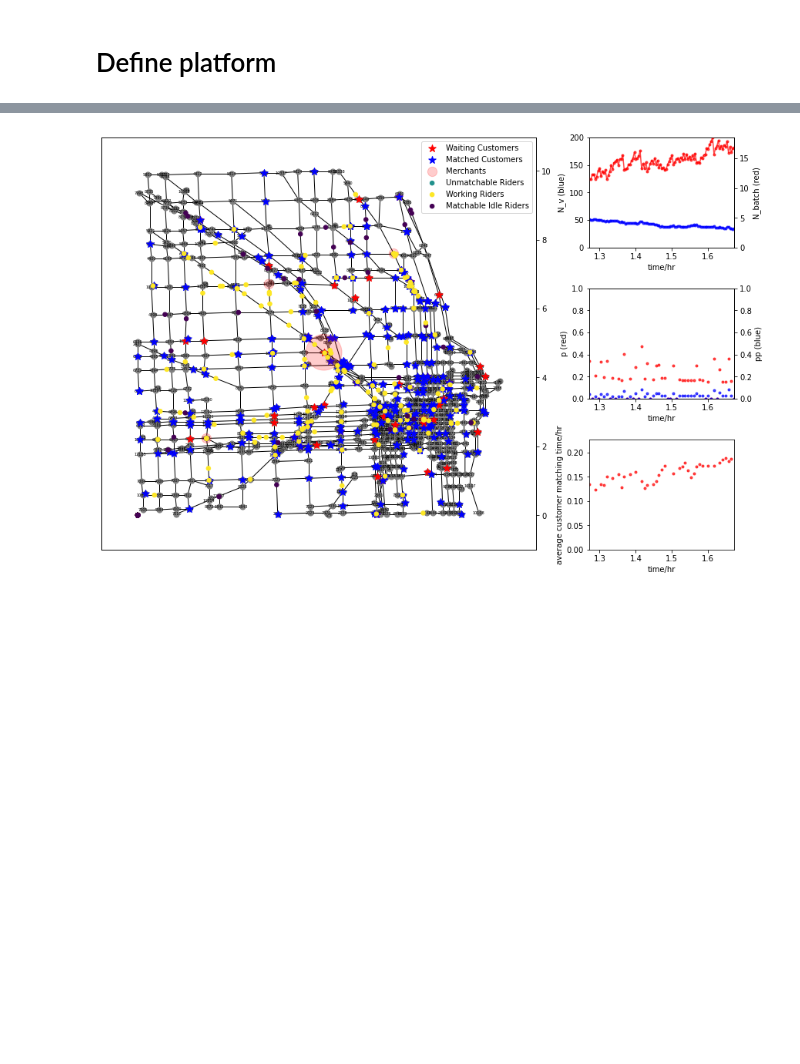
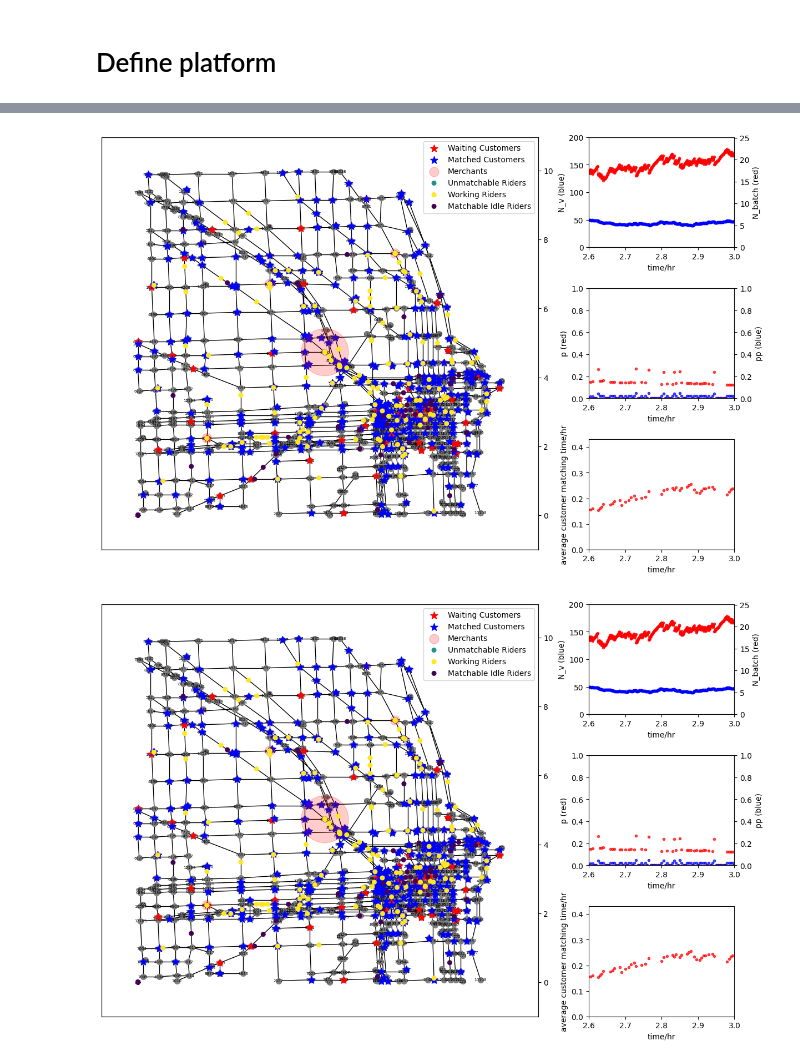
Before and after one commit to khzhang2/FD_Simulator, a Jupyter notebook: Simulator Notebook.ipynb, the cells around one changed output, grey strips where cells are left out. Drawn from its saved outputs; the diff is of its cells as text; code cells hidden in the pictures; blank space fills up the shorter version.

```diff
--- a/Simulator Notebook.ipynb
+++ b/Simulator Notebook.ipynb
@@ -103,13 +103,11 @@ from rider import *
 # %%
 class platform:
     def __init__(self, r, cR, k, t):
-        # state can be "waiting", "matched"
         self.customer_df = pd.DataFrame(
             [],
             columns=[
                 'node_ID',
                 'merchant_node',
-                'state',
                 'waiting_time',
                 'position_x',
                 'position_y'
@@ -121,7 +119,6 @@ class platform:
             columns=[
                 'node_ID',
                 'merchant_node',
-                'state',
                 'waiting_time',
                 'position_x',
                 'position_y'
@@ -144,9 +141,9 @@ class platform:
 
             if np.linalg.norm(node_position - get_node_xy(merchant_node)) < cR:
                 new_customer = pd.DataFrame(
-                    [[node_ID, merchant_node, 'waiting', 0, node_position[0], node_position[1]]],
+                    [[node_ID, merchant_node, 0, node_position[0], node_position[1]]],
                     index=[ind],
-                    columns=['node_ID', 'merchant_node', 'state', 'waiting_time', 'position_x', 'position_y']
+                    columns=['node_ID', 'merchant_node', 'waiting_time', 'position_x', 'position_y']
                 )
                 self.customer_df = pd.concat([self.customer_df, new_customer], axis=0, ignore_index=True)
                 c = c + 1
@@ -162,8 +159,9 @@ class platform:
 
         self.update_cust_df_with_new_cust(num_generated_order)
 
-        self.customer_df.loc[self.customer_df['state']!='delivered', 'waiting_time'] = \
-                self.customer_df.loc[self.customer_df['state']!='delivered', 'waiting_time'] + t_resolution
+        self.customer_df['waiting_time'] = self.customer_df['waiting_time'] + t_resolution
+        self.matched_customer_df['waiting_time'] = self.matched_customer_df['waiting_time'] + t_resolution
+
 
     def update_matched_order(self, matched_batches):
         for i in matched_batches.flatten():
@@ -264,7 +262,7 @@ k = 3
 t = 0.005
 
 Delta = cR
-t_resolution = 0.004
+t_resolution = 0.001
 match_period = t//t_resolution if t%t_resolution==0 else t//t_resolution+1
 
 dec_var = {
@@ -393,7 +356,7 @@ line4, = ax4.plot([], [], 'r.-', alpha=0.7)
 line5, = ax5.plot([], [], 'b.-', alpha=0.7)
 line6, = ax6.plot([], [], 'r.-', alpha=0.7)
 
-while c <= 1100:
+while c <= 3000:
     idle_rider_IDs = []
     for i in range(N):
         if rider_set[i].state=='idle' and rider_set[i].if_matchable:
@@ -433,7 +396,7 @@ while c <= 1100:
     # update delivered customers
     delivered_customers_set = []
     for each_rider in rider_set:
-        delivered_customers_set.extend(each_rider.finished_destination)
+        delivered_customers_set.append(each_rider.newly_finished_destination)
 
     for delivered_customer in delivered_customers_set:
         if delivered_customer in list(virtual_plat.matched_customer_df['node_ID']):
@@ -452,7 +415,7 @@ while c <= 1100:
     pp_set.append(pp)
     avg_W_cq_set.append(avg_W_cq)
 
-    if c>=300 and c%1==0:
+    if c>=1000 and c%10==0:
         # plot customers
         if virtual_plat.customer_df.shape[0]>0:
             cust_pos = np.array(virtual_plat.customer_df[['position_x', 'position_y']].to_numpy())
@@ -477,34 +440,35 @@ while c <= 1100:
         # plot merchants
         merchant_pos = [[get_node_xy(i)[0], get_node_xy(i)[1]] for i in merchant_node_set]
         scat4.set_offsets(np.array(merchant_pos))
         acc_orders_by_merchant = []
         for i in merchant_node_set:
             acc_orders_by_merchant.append(virtual_plat.customer_df.loc[virtual_plat.customer_df['merchant_node']==i].shape[0])
         scat4.set_sizes(150 + np.array(acc_orders_by_merchant)**2)
 
         line2.set_data(x_axis, num_idle_rider_IDs_set)
         ax2.set_ylim([min(num_idle_rider_IDs_set), N])
         line3.set_data(x_axis, num_accumulated_batch_set)
         ax3.set_ylim([0, max(num_accumulated_batch_set)])
         line4.set_data(x_axis, p_set)
         line5.set_data(x_axis, pp_set)
         line6.set_data(x_axis, avg_W_cq_set)
 
         ax2.set_xlim([max(0, time_now - 0.4), time_now])
         ax3.set_xlim([max(0, time_now - 0.4), time_now])
         ax4.set_xlim([max(0, time_now - 0.4), time_now])
         ax5.set_xlim([max(0, time_now - 0.4), time_now])
         ax6.set_xlim([max(0, time_now - 0.4), time_now])
         if np.isnan(np.nanmax(avg_W_cq_set))==False:
             ax6.set_ylim([0, 1.2 * np.nanmax(avg_W_cq_set)])
 
         display.clear_output(wait=True)
         display.display(plt.gcf())
 
         fig.savefig('./res_img/%i%.4f.png'%(time_now//10, time_now-time_now//10*10 ), dpi=75)
     c += 1
 # %% [output]
-[figure, old version]
+[figure, new version]
+[figure, added]
 # %%
 # # make gif
 # import glob
```
Also changed, not shown: parts of 1 cell of this notebook, 3 other files.
